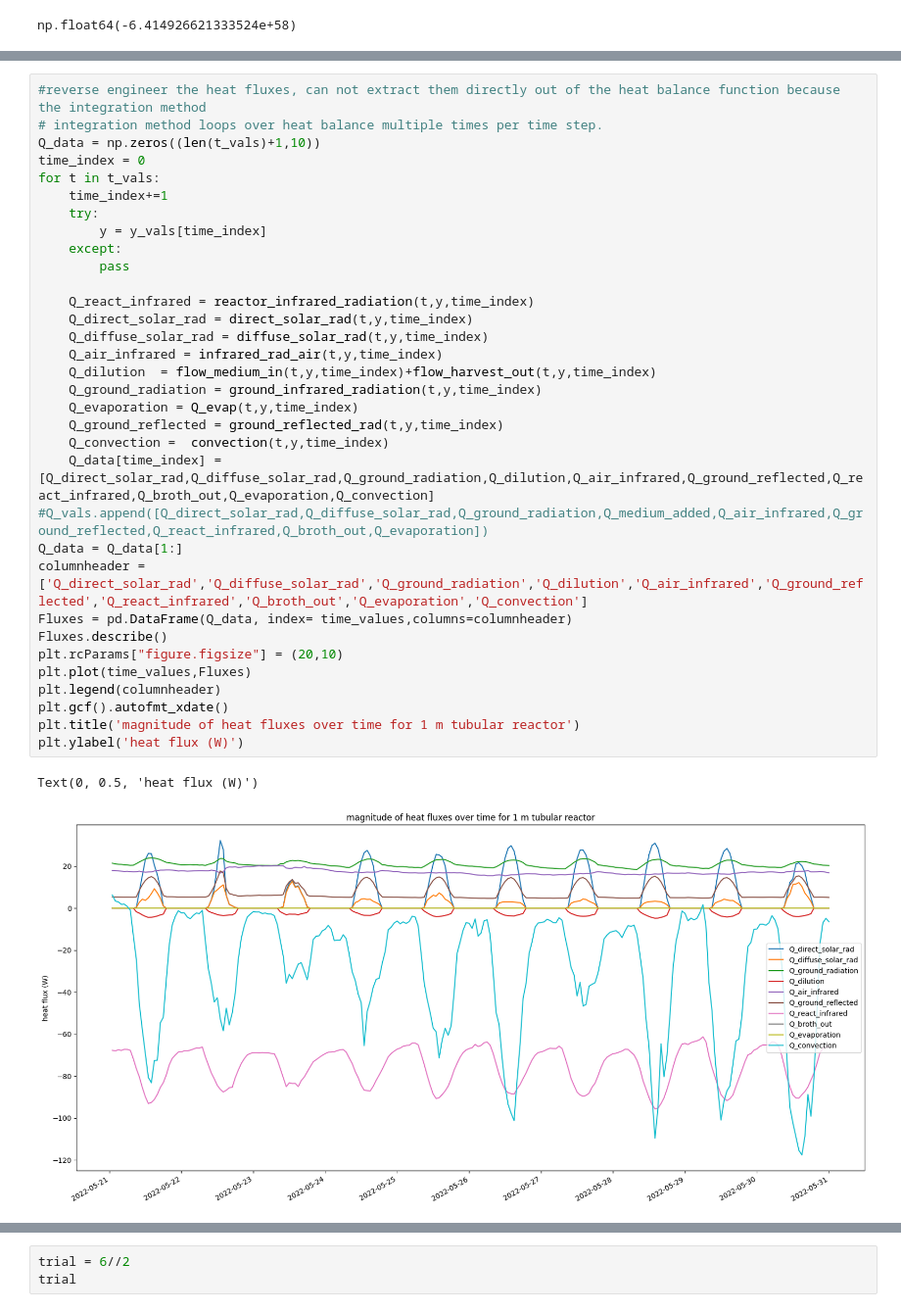
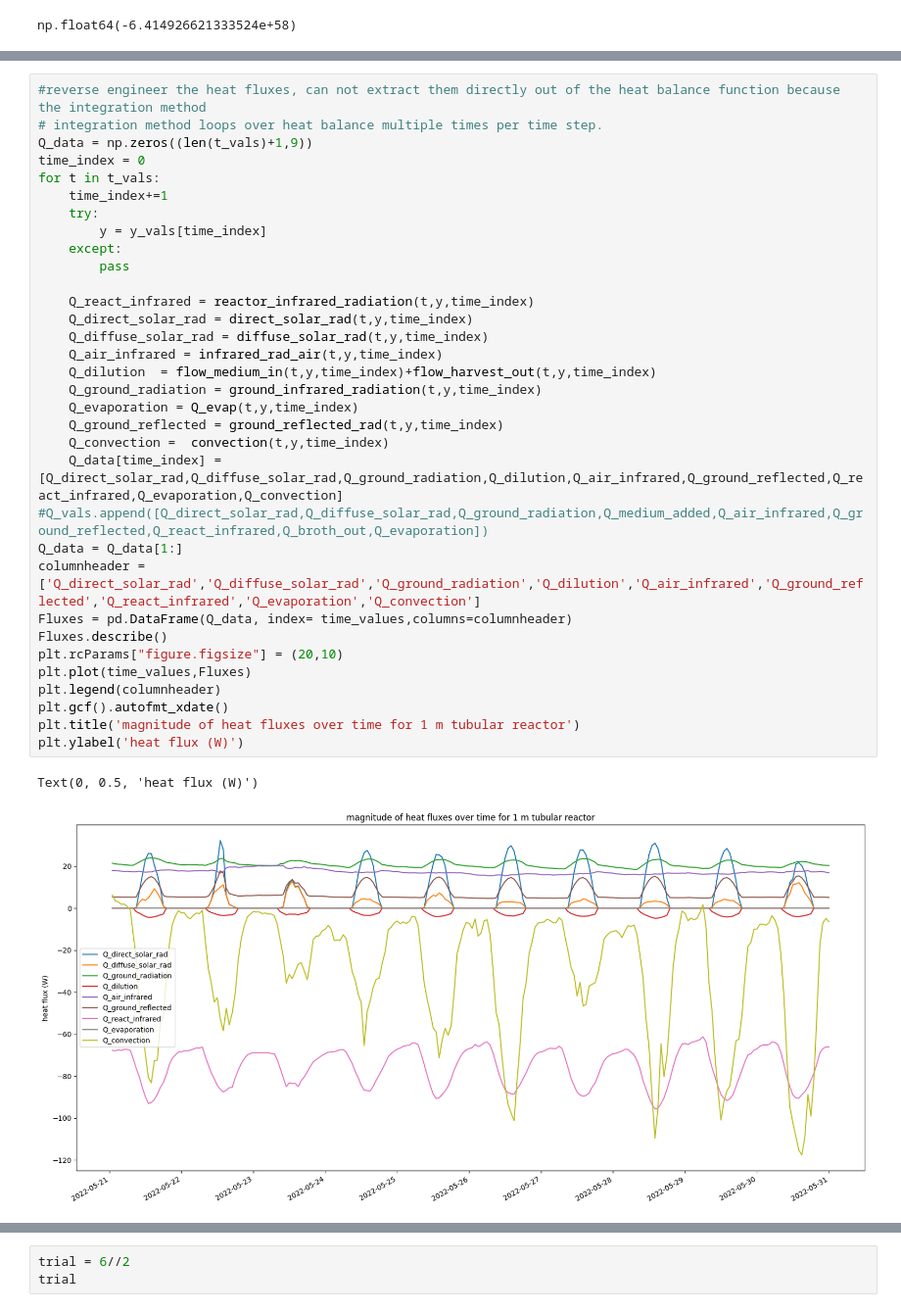
Before and after one commit to MatthijsKok01/Code, a Jupyter notebook: test.ipynb, the cells around one changed output, grey strips where cells are left out. Shown: that part at 98% size. Saved outputs shown, nothing was run; the diff lists cells and outputs as text.

```diff
--- a/test.ipynb
+++ b/test.ipynb
@@ -266,39 +266,39 @@ plt.legend(['reactor temperature','air temperature'])
 # %%
 #reverse engineer the heat fluxes, can not extract them directly out of the heat balance function because the integration method
 # integration method loops over heat balance multiple times per time step.
-Q_data = np.zeros((len(t_vals)+1,10))
+Q_data = np.zeros((len(t_vals)+1,9))
 time_index = 0
 for t in t_vals:
     time_index+=1
     try:
         y = y_vals[time_index]
     except:
         pass
 
     Q_react_infrared = reactor_infrared_radiation(t,y,time_index)
     Q_direct_solar_rad = direct_solar_rad(t,y,time_index)
     Q_diffuse_solar_rad = diffuse_solar_rad(t,y,time_index)
     Q_air_infrared = infrared_rad_air(t,y,time_index)
     Q_dilution  = flow_medium_in(t,y,time_index)+flow_harvest_out(t,y,time_index)
     Q_ground_radiation = ground_infrared_radiation(t,y,time_index)
     Q_evaporation = Q_evap(t,y,time_index)
     Q_ground_reflected = ground_reflected_rad(t,y,time_index)
     Q_convection =  convection(t,y,time_index)
-    Q_data[time_index] = [Q_direct_solar_rad,Q_diffuse_solar_rad,Q_ground_radiation,Q_dilution,Q_air_infrared,Q_ground_reflected,Q_react_infrared,Q_broth_out,Q_evaporation,Q_convection]
+    Q_data[time_index] = [Q_direct_solar_rad,Q_diffuse_solar_rad,Q_ground_radiation,Q_dilution,Q_air_infrared,Q_ground_reflected,Q_react_infrared,Q_evaporation,Q_convection]
 #Q_vals.append([Q_direct_solar_rad,Q_diffuse_solar_rad,Q_ground_radiation,Q_medium_added,Q_air_infrared,Q_ground_reflected,Q_react_infrared,Q_broth_out,Q_evaporation])
 Q_data = Q_data[1:]
-columnheader = ['Q_direct_solar_rad','Q_diffuse_solar_rad','Q_ground_radiation','Q_dilution','Q_air_infrared','Q_ground_reflected','Q_react_infrared','Q_broth_out','Q_evaporation','Q_convection']
+columnheader = ['Q_direct_solar_rad','Q_diffuse_solar_rad','Q_ground_radiation','Q_dilution','Q_air_infrared','Q_ground_reflected','Q_react_infrared','Q_evaporation','Q_convection']
 Fluxes = pd.DataFrame(Q_data, index= time_values,columns=columnheader)
 Fluxes.describe()
 plt.rcParams["figure.figsize"] = (20,10)
 plt.plot(time_values,Fluxes)
 plt.legend(columnheader)
 plt.gcf().autofmt_xdate()
 plt.title('magnitude of heat fluxes over time for 1 m tubular reactor')
 plt.ylabel('heat flux (W)')
 # %% [output]
 Text(0, 0.5, 'heat flux (W)')
-[figure, old version]
+[figure, new version]
 # %%
 Q_air_calc = []
 Q_air_meas = []
```
Also changed, not shown: parts of 2 cells of this notebook, 1 other file.
